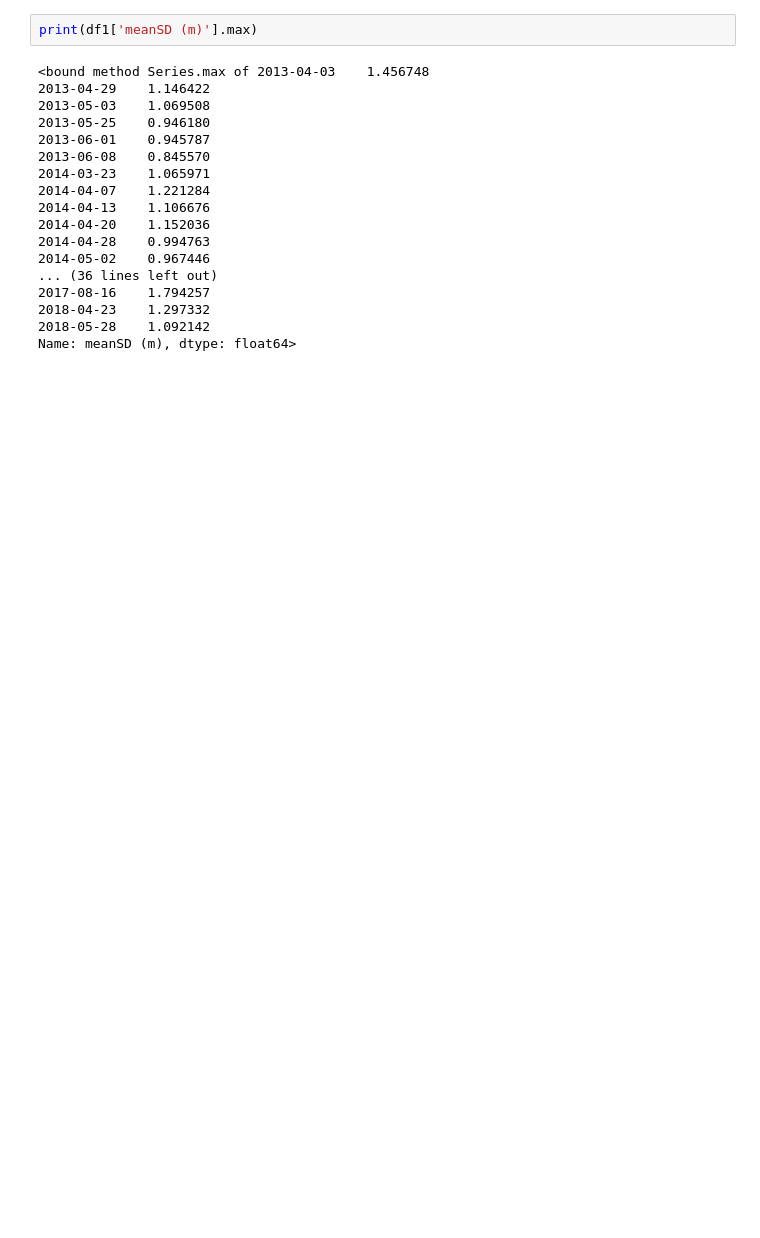
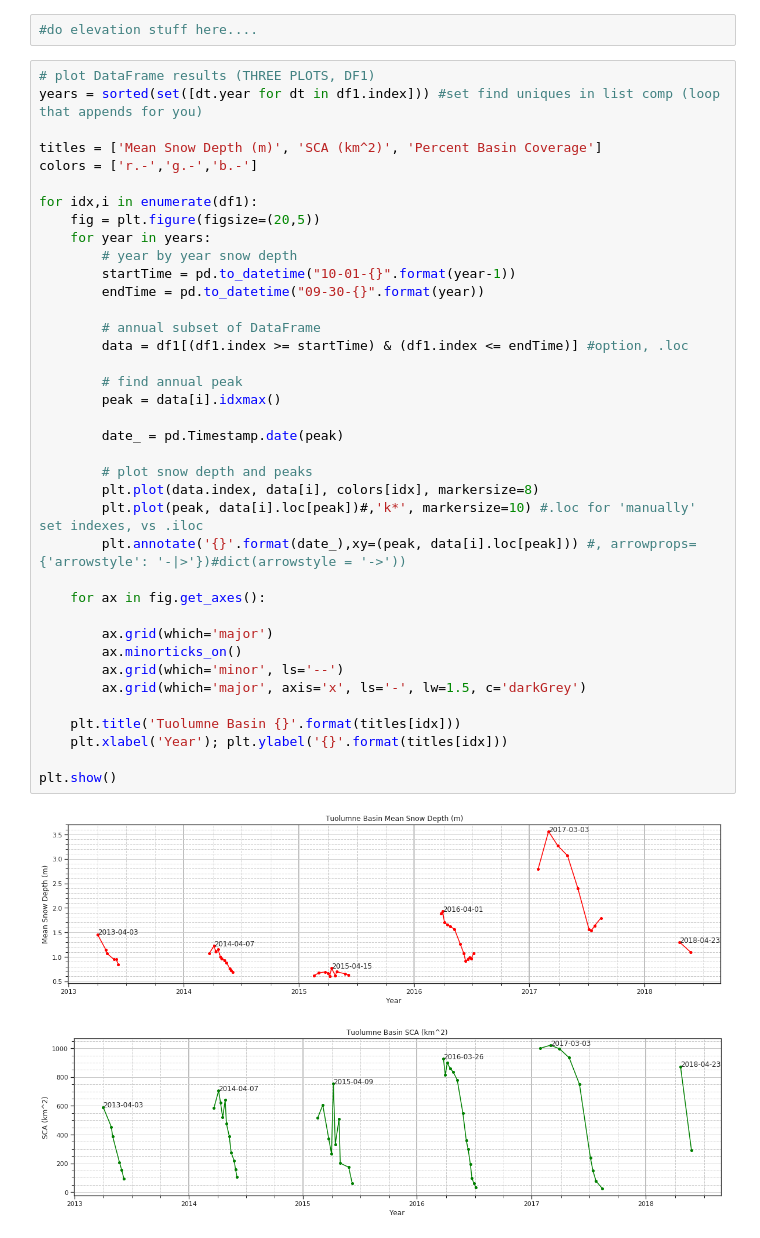
Before and after one commit to meganmason/scripts, a Jupyter notebook: sca.ipynb, the cells around one changed output. Cells and saved outputs as stored; diff of their text form; blank space fills up the shorter version.

```diff
--- a/sca.ipynb
+++ b/sca.ipynb
@@ -215,20 +213,43 @@ plt.show()
-# %%
-print(df1['meanSD (m)'].max)
-# %% [output]
-<bound method Series.max of 2013-04-03    1.456748
-2013-04-29    1.146422
-2013-05-03    1.069508
-2013-05-25    0.946180
-2013-06-01    0.945787
-2013-06-08    0.845570
-2014-03-23    1.065971
-2014-04-07    1.221284
-2014-04-13    1.106676
-2014-04-20    1.152036
-2014-04-28    0.994763
-2014-05-02    0.967446
-... (36 lines left out)
-2017-08-16    1.794257
-2018-04-23    1.297332
-2018-05-28    1.092142
-Name: meanSD (m), dtype: float64>
+# %%
+#do elevation stuff here....
+# %%
+# plot DataFrame results (THREE PLOTS, DF1)
+years = sorted(set([dt.year for dt in df1.index])) #set find uniques in list comp (loop that appends for you)
+
+titles = ['Mean Snow Depth (m)', 'SCA (km^2)', 'Percent Basin Coverage']
+colors = ['r.-','g.-','b.-']
+
+for idx,i in enumerate(df1):
+    fig = plt.figure(figsize=(20,5))
+    for year in years:
+        # year by year snow depth
+        startTime = pd.to_datetime("10-01-{}".format(year-1))
+        endTime = pd.to_datetime("09-30-{}".format(year))
+
+        # annual subset of DataFrame
+        data = df1[(df1.index >= startTime) & (df1.index <= endTime)] #option, .loc
+
+        # find annual peak
+        peak = data[i].idxmax()
+
+        date_ = pd.Timestamp.date(peak)
+
+        # plot snow depth and peaks
+        plt.plot(data.index, data[i], colors[idx], markersize=8)
+        plt.plot(peak, data[i].loc[peak])#,'k*', markersize=10) #.loc for 'manually' set indexes, vs .iloc
+        plt.annotate('{}'.format(date_),xy=(peak, data[i].loc[peak])) #, arrowprops={'arrowstyle': '-|>'})#dict(arrowstyle = '->'))
+
+    for ax in fig.get_axes():
+
+        ax.grid(which='major')
+        ax.minorticks_on()
+        ax.grid(which='minor', ls='--')
+        ax.grid(which='major', axis='x', ls='-', lw=1.5, c='darkGrey')
+
+    plt.title('Tuolumne Basin {}'.format(titles[idx]))
+    plt.xlabel('Year'); plt.ylabel('{}'.format(titles[idx]))
+
+plt.show()
+# %% [output]
+[figure, added]
+[figure, added]
```
Also changed, not shown: parts of 9 cells of this notebook.
